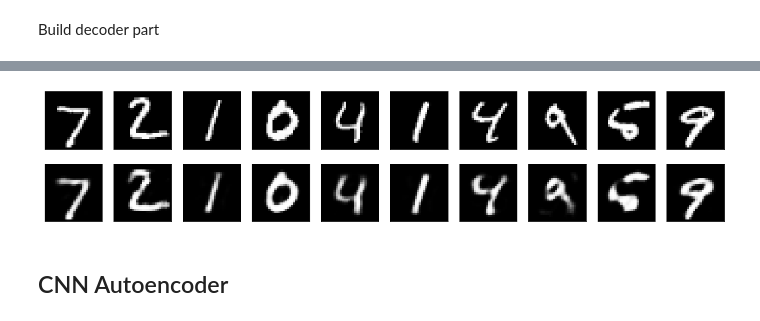
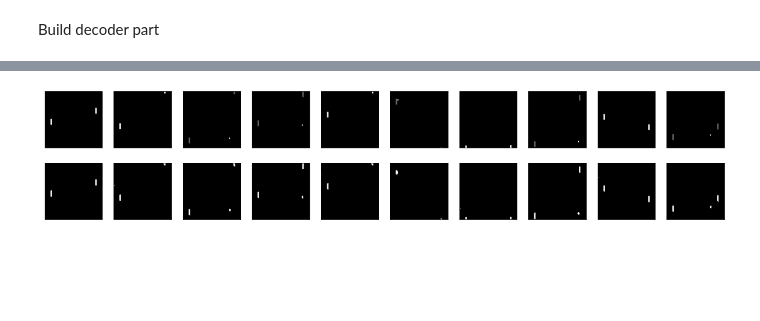
Before and after one commit to Loptt/pong-autoencoder, a Jupyter notebook: autoencoder.ipynb, the cells around one changed output, grey strips where cells are left out. Cells and saved outputs as stored; diff of their text form; code cells hidden in the pictures; blank space fills up the shorter version.

Commit message:
First autoencoder version successful[

```diff
--- a/autoencoder.ipynb
+++ b/autoencoder.ipynb
@@ -29,14 +45,2 @@ decoder = keras.Model(encoded_input, decoder_layer(encoded_input))
 # %%
 autoencoder.compile(optimizer='adam', loss='binary_crossentropy')
-# %%
-import numpy as np
-
-(x_train, _), (x_test, _) = keras.datasets.mnist.load_data()
-
-x_train = x_train.astype('float32') / 255
-x_test = x_test.astype('float32') / 255
-
-x_train = x_train.reshape((len(x_train), np.prod(x_train.shape[1:])))
-x_test = x_test.reshape((len(x_test), np.prod(x_test.shape[1:])))
-
-print(x_train.shape)
@@ -45,3 +73,3 @@ print(x_train.shape)
 # %%
-autoencoder.fit(x_train, x_train, epochs=50, batch_size=256, shuffle=True, validation_data=(x_test, x_test))
+history = autoencoder.fit(train_datagen, epochs=10, batch_size=32, shuffle=True, validation_data=val_datagen)
 # %% [output]
@@ -69,24 +96,34 @@ decoded_imgs = decoder.predict(encoded_imgs)
 # %%
-import matplotlib.pyplot as plt
+from keras.preprocessing.image import load_img
+from keras.preprocessing.image import img_to_array
+import random
 
 n = 10
-plt.figure(figsize=(20,4))
+images = np.empty((n, 157, 160, 1))
 
 for i in range(n):
-    ax = plt.subplot(2, n, i+1)
-    plt.imshow(x_test[i].reshape(28, 28))
+    rand_img = random.randint(0, DATASET_SIZE)
+    img = img_to_array(load_img(f"images_trans/pong_trans_{rand_img}.png", color_mode='grayscale'))
+    images[i] = img
+
+decoded_imgs = autoencoder.predict(images)
+
+plt.figure(figsize=(20, 4))
+
+for i in range(1, n+1):
+    # Display original
+    ax = plt.subplot(2, n, i)
+    plt.imshow(images[i-1].reshape(157, 160))
     plt.gray()
     ax.get_xaxis().set_visible(False)
     ax.get_yaxis().set_visible(False)
 
-    ax = plt.subplot(2, n, i+1+n)
-    plt.imshow(decoded_imgs[i].reshape(28,28))
+    # Display reconstruction
+    ax = plt.subplot(2, n, i + n)
+    plt.imshow(decoded_imgs[i-1].reshape(157, 160))
     plt.gray()
     ax.get_xaxis().set_visible(False)
     ax.get_yaxis().set_visible(False)
-
 plt.show()
 # %% [output]
-[figure, old version]
+[figure, new version]
-# %% [markdown]
-## CNN Autoencoder
```
Also changed, not shown: parts of 17 cells of this notebook, 2 other files.
